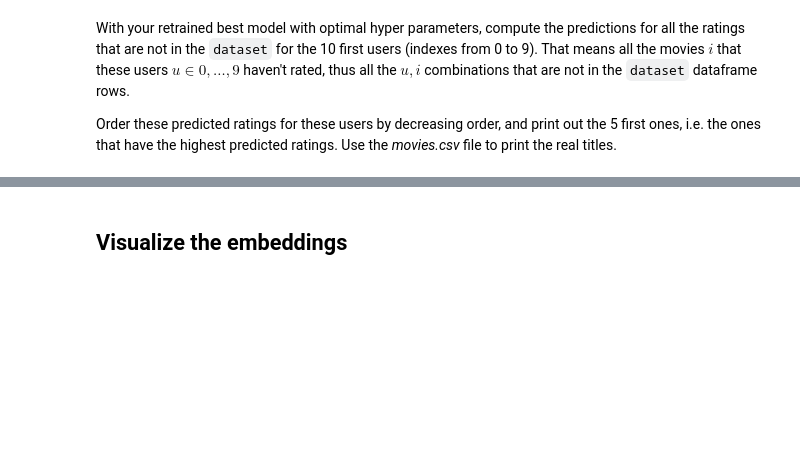
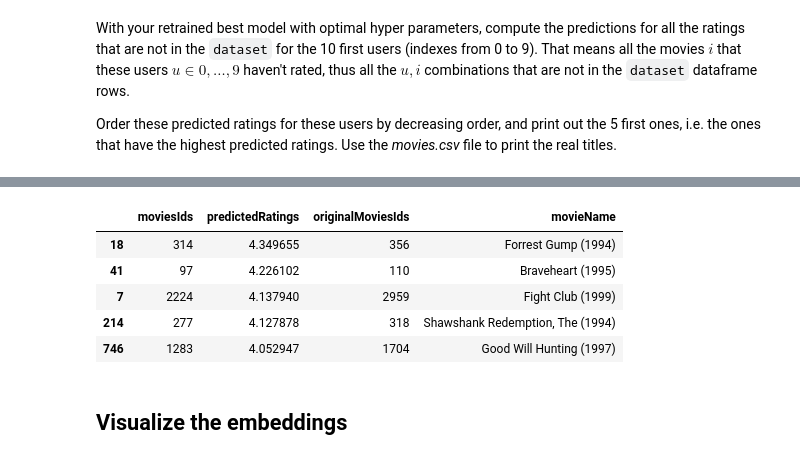
Before and after one commit to thomasmari/DataS3PG, a Jupyter notebook: module/11. ML/4. ML4/Machine_Learning_4_Recommender_Systems.ipynb, the cells around one changed output, grey strips where cells are left out. Drawn from its saved outputs; the diff is of its cells as text; code cells hidden in the pictures; blank space fills up the shorter version.

```diff
--- a/module/11. ML/4. ML4/Machine_Learning_4_Recommender_Systems.ipynb
+++ b/module/11. ML/4. ML4/Machine_Learning_4_Recommender_Systems.ipynb
@@ -738,7 +738,7 @@ X = [dataset["userId"].to_numpy(), dataset["movieId"].to_numpy()]
 y = dataset["rating"].to_numpy()
 
 #TOFILL
-best_model=get_mf_bias_l2_reg_model(nb_users, nb_movies, k =30, lambda_ =5e-05)
+best_model=get_mf_bias_l2_reg_model(nb_users, nb_movies, k =15, lambda_ =5e-05)
 
 early_stopping = EarlyStopping(monitor='val_mse', patience=10, verbose=1, restore_best_weights=True)
 
@@ -786,9 +785,15 @@ def get_top5_for_user(model, user_id, dataset):
             that have the highest predicted ratings, in order
         five_best_ratings : list : The corresponding five ratings
     """
-    X = dataset
 
     #TOFILL
-
-
-    return five_best_movie_ids, five_best_ratings
+    unrated_movie_ids = dataset[dataset.userId!=user_id]["movieId"].unique()
+    n=len(unrated_movie_ids)
+    X = [np.array([user_id]*n),unrated_movie_ids]
+    y_pred = model.predict(X)
+    df_result = pd.DataFrame()
+    df_result['moviesIds'] = unrated_movie_ids
+    df_result['predictedRatings'] = model.predict(X)
+    df_result = df_result.sort_values(by='predictedRatings',ascending=False)[0:5]
+    five_best_movie_ids, five_best_ratings = df_result['moviesIds'],df_result['predictedRatings']
+    return(five_best_movie_ids, five_best_ratings)
@@ -810,0 +800,8 @@ Best model test RMSE : 0.9431332970838369
+# %%
+#TOFILL
+df_top5 = pd.DataFrame()
+df_top5['moviesIds'],df_top5['predictedRatings'] = get_top5_for_user(model=best_model, user_id=1, dataset=dataset)
+df_top5['originalMoviesIds'] = df_top5['moviesIds'].map(movie_ids_map_to_original)
+df_top5['movieName'] = df_top5['originalMoviesIds'].map(lambda x : df_movies[df_movies.movieId==x]['title'].iloc[0])
+df_top5
+# %% [output]
@@ -811,3 +810,9 @@ Best model test RMSE : 0.9431332970838369
+|  | moviesIds | predictedRatings | originalMoviesIds | movieName |
+| 18 | 314 | 4.349655 | 356 | Forrest Gump (1994) |
+| 41 | 97 | 4.226102 | 110 | Braveheart (1995) |
+| 7 | 2224 | 4.137940 | 2959 | Fight Club (1999) |
+| 214 | 277 | 4.127878 | 318 | Shawshank Redemption, The (1994) |
+| 746 | 1283 | 4.052947 | 1704 | Good Will Hunting (1997) |
 # %% [markdown]
 ## Visualize the embeddings
 # %% [markdown]
```
Also changed, not shown: parts of 6 cells of this notebook.
